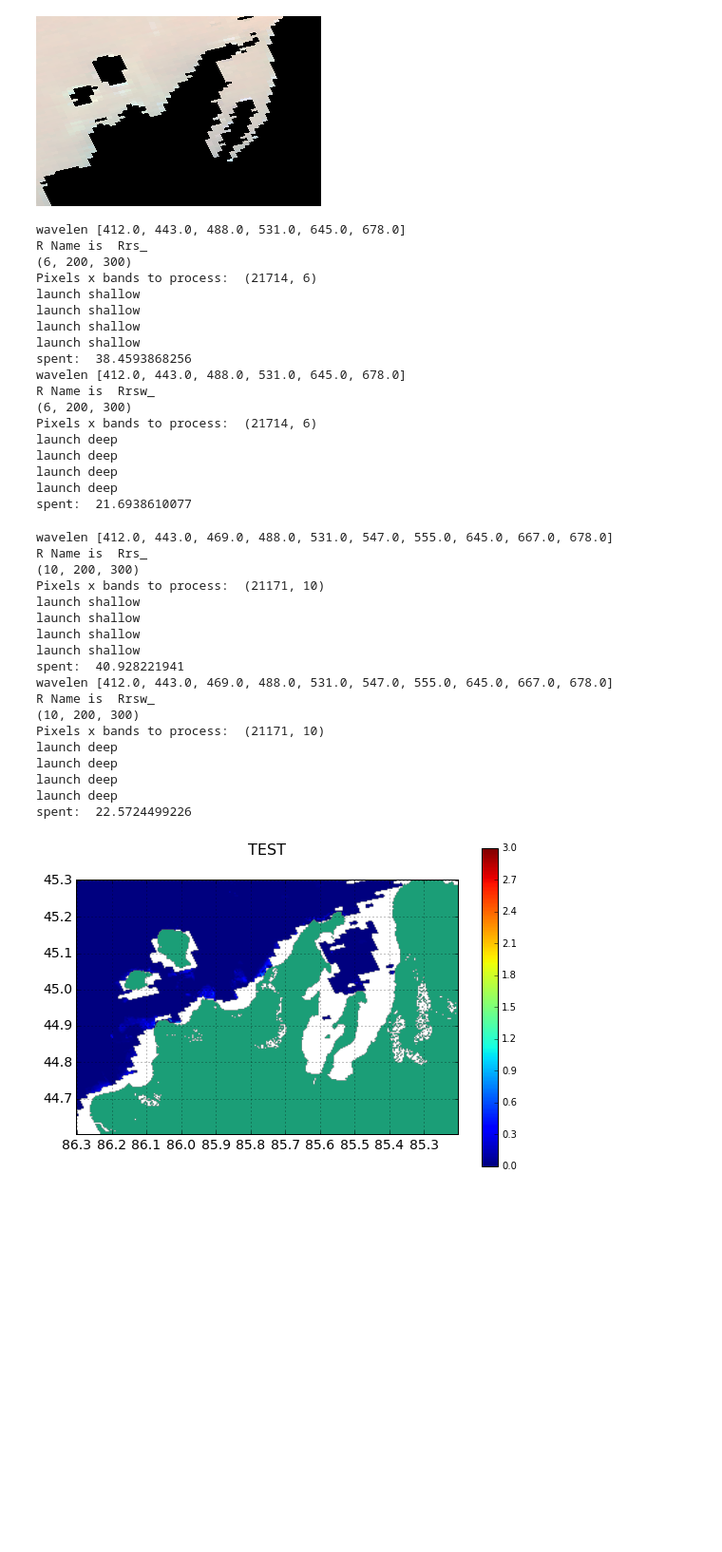
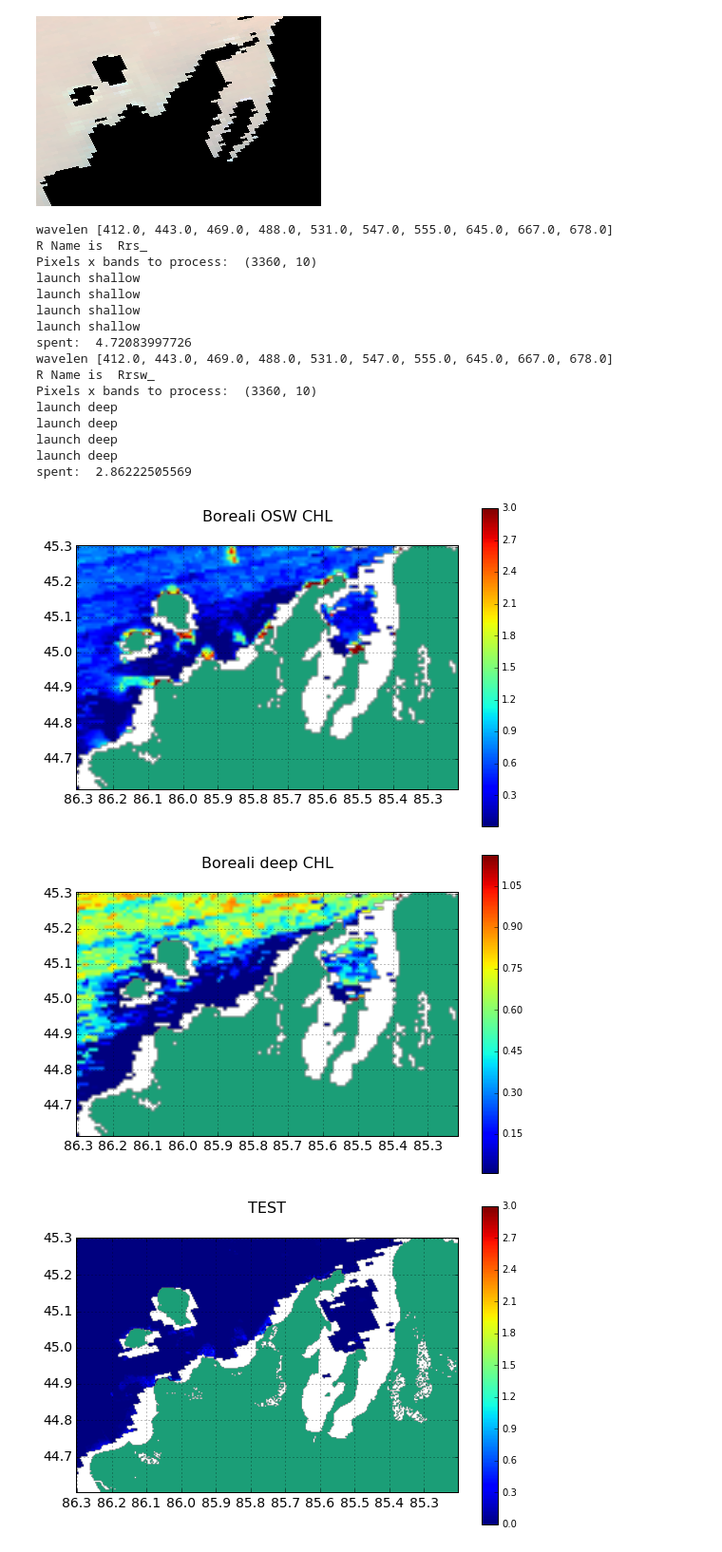
Before and after one commit to korvinos/work, a Jupyter notebook: exercises.ipynb, the cells around one changed output. Shown at 95% size. Saved outputs shown, nothing was run; the diff lists cells and outputs as text; code cells hidden in the pictures; blank space fills up the shorter version.

```diff
--- a/exercises.ipynb
+++ b/exercises.ipynb
@@ -128,21 +158,3 @@ def boreali_processing(n_img, wavelen, h, osw_mod='on'):
 
     #   custom_n.export(final_path + obj.split('/')[-1] + 'cpa_OSW.nc')
     return custom_n
-# %%
-def show_it(obj, name):
-    plt.figure(figsize=(9,6))
-    plt.imshow(obj, clim=[0., 3.])
-    plt.colorbar()
-
-    # Coordinate grid params
-    y = np.arange(0.0, 201.0, 200.0 / 7)
-    y_labels = np.arange(45.3, 44.5, -0.1)
-    x = np.arange(0.0, 301.0, 300.0 / 11)
-    x_labels = np.arange(86.3, 85.2, -0.1)
-
-    plt.title(name, y=1.08, fontsize=16)
-    plt.yticks(y, y_labels)
-    plt.xticks(x, x_labels)
-    plt.tick_params(labelsize=14)
-    plt.imshow(h_mask, cmap='Dark2')
-    plt.grid(color='black')
@@ -154,49 +183,31 @@ Image(filename='test.png')
 # %% [output]
 [figure]
 # %%
-test8 = boreali_processing(n_img, wavelens_1x1km_bands, h, osw_mod='on')
-test9 = boreali_processing(n_img, wavelens_1x1km_bands, h, osw_mod='off')
+test1 = boreali_processing(img, wavelens_base, h, osw_mod='on')
+test2 = boreali_processing(img, wavelens_base, h, osw_mod='off')
 # %% [output]
-wavelen [412.0, 443.0, 488.0, 531.0, 645.0, 678.0]
+wavelen [412.0, 443.0, 469.0, 488.0, 531.0, 547.0, 555.0, 645.0, 667.0, 678.0]
 R Name is  Rrs_
-(6, 200, 300)
-Pixels x bands to process:  (21714, 6)
+Pixels x bands to process:  (3360, 10)
 launch shallow
 launch shallow
 launch shallow
 launch shallow
-spent:  38.4593868256
-wavelen [412.0, 443.0, 488.0, 531.0, 645.0, 678.0]
+spent:  4.72083997726
+wavelen [412.0, 443.0, 469.0, 488.0, 531.0, 547.0, 555.0, 645.0, 667.0, 678.0]
 R Name is  Rrsw_
-(6, 200, 300)
-Pixels x bands to process:  (21714, 6)
+Pixels x bands to process:  (3360, 10)
 launch deep
 launch deep
 launch deep
 launch deep
-spent:  21.6938610077
+spent:  2.86222505569
-# %%
-test1 = boreali_processing(n_img, wavelens_base, h, osw_mod='on')
-test2 = boreali_processing(n_img, wavelens_base, h, osw_mod='off')
-# %% [output]
-wavelen [412.0, 443.0, 469.0, 488.0, 531.0, 547.0, 555.0, 645.0, 667.0, 678.0]
-R Name is  Rrs_
-(10, 200, 300)
-Pixels x bands to process:  (21171, 10)
-launch shallow
-launch shallow
-launch shallow
-launch shallow
-spent:  40.928221941
-wavelen [412.0, 443.0, 469.0, 488.0, 531.0, 547.0, 555.0, 645.0, 667.0, 678.0]
-R Name is  Rrsw_
-(10, 200, 300)
-Pixels x bands to process:  (21171, 10)
-launch deep
-launch deep
-launch deep
-launch deep
-spent:  22.5724499226
+# %%
+show_it(test1['chl'], name='Boreali OSW CHL')
+show_it(test2['chl'], name='Boreali deep CHL')
+# %% [output]
+[figure, added]
+[figure, added]
 # %%
 show_it(test1['chl']-test8['chl'], name='TEST')
 # %% [output]
```
Also changed, not shown: parts of 13 cells of this notebook.
